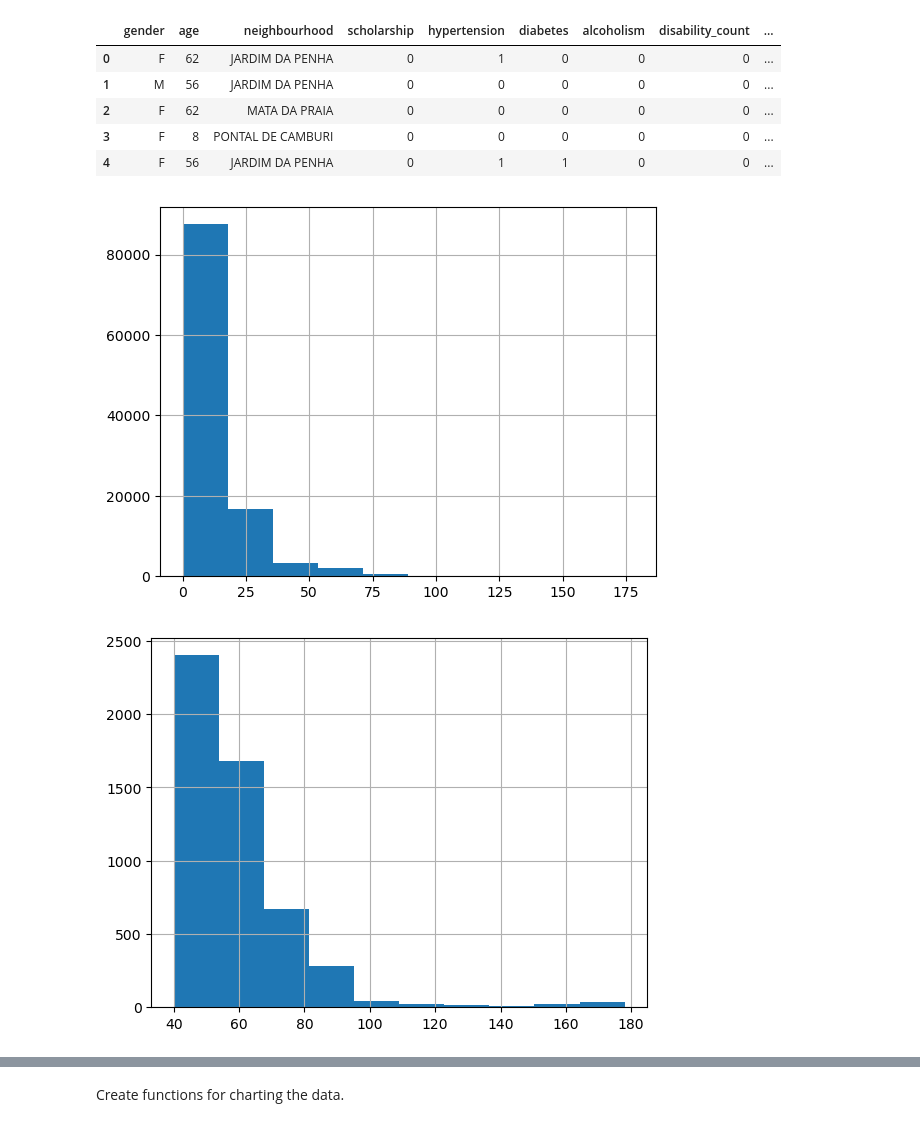
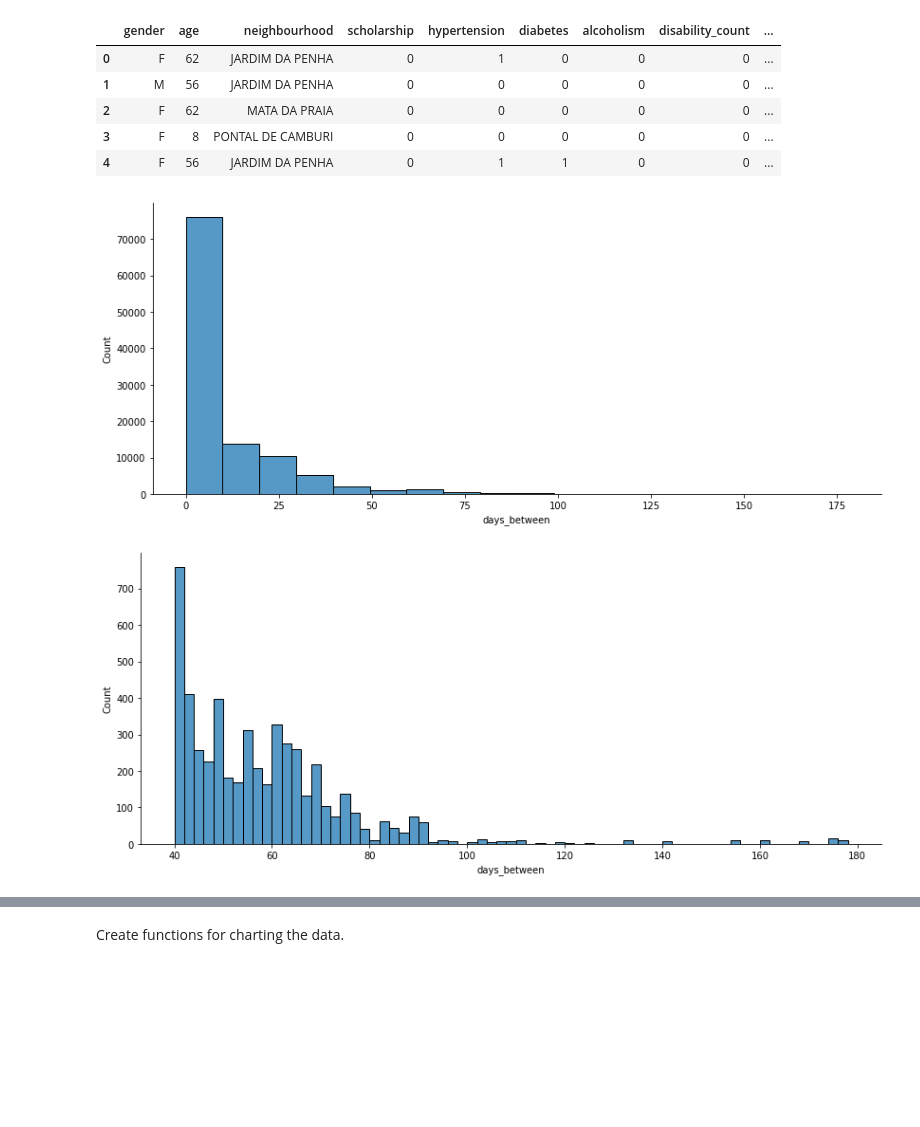
Before and after one commit to afbowman/UnsupervisedLearning, a Jupyter notebook: Capstone_Project.ipynb, the cells around one changed output, grey strips where cells are left out. Saved outputs shown, nothing was run; the diff lists cells and outputs as text; code cells hidden in the pictures; blank space fills up the shorter version.

```diff
--- a/Capstone_Project.ipynb
+++ b/Capstone_Project.ipynb
@@ -201 +233,4 @@ df[df['AppointmentID'] == 5717451]
+# %%
+def plot_hist(df, col_name, width_bin):
+    sns.displot(data=df, x=col_name, binwidth=width_bin, height=5, aspect=11.7/5);
 # %% [markdown]
@@ -331,0 +368,4 @@ df_prep.head()
+# %%
+# Could the day of the week for scheduling or the appointment day be relevant?
+df_prep['appointment_weekday'] = df_prep['appointment_day'].dt.dayofweek
+df_prep['scheduled_weekday'] = df_prep['scheduled_day'].dt.dayofweek
@@ -379,11 +437,11 @@ df_prep.head()
 | 4 | F | 56 | JARDIM DA PENHA | 0 | 1 | 1 | 0 | 0 | ... |
 # %%
 # distribution of days between
-df_prep['days_between'].hist();
+plot_hist(df_prep, 'days_between', 10)
 # %% [output]
-[figure, old version]
+[figure, new version]
 # %%
 # distribution of days between greater than approximately 2 std above the mean
-df_prep[df_prep['days_between'] >= 40].days_between.hist();
+plot_hist(df_prep[df_prep['days_between'] >= 40], 'days_between', 2)
 # %% [output]
-[figure, old version]
+[figure, new version]
```
Also changed, not shown: parts of 67 cells of this notebook.
